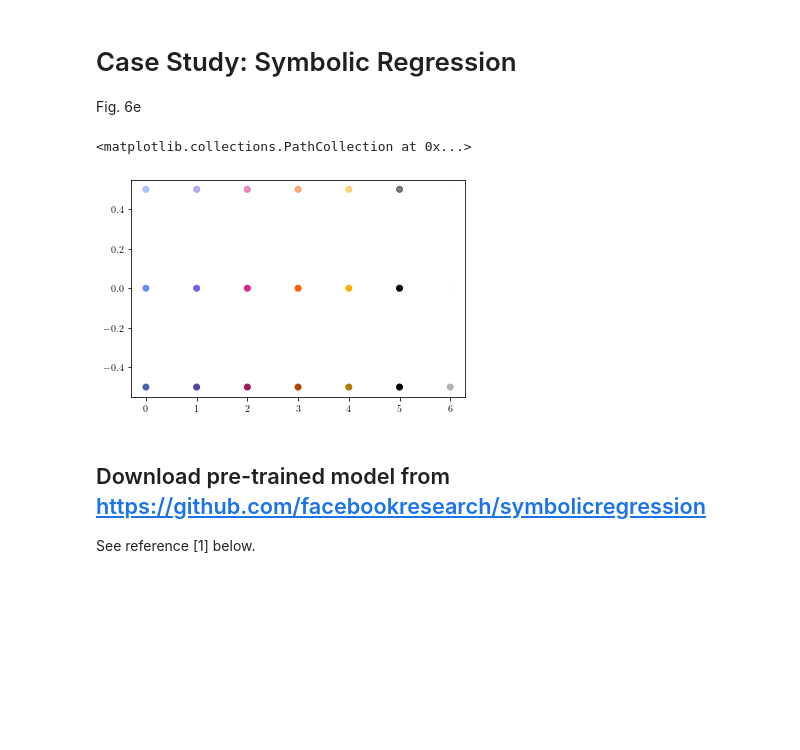
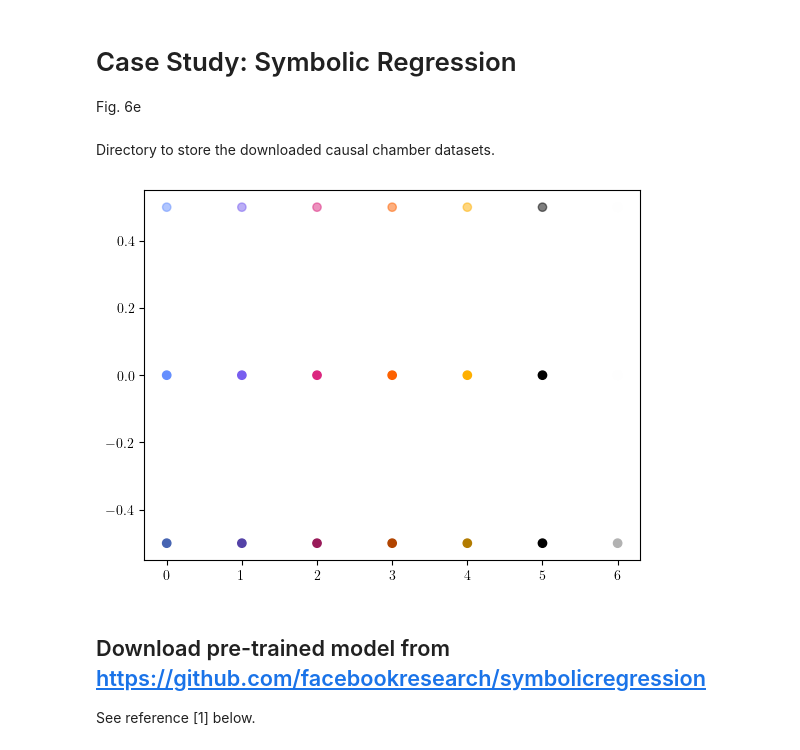
Before and after one commit to juangamella/causal-chamber-paper, a Jupyter notebook: case_studies/symbolic_regression.ipynb, the cells around one changed output. Drawn from its saved outputs; the diff is of its cells as text; code cells hidden in the pictures; blank space fills up the shorter version.

```diff
--- a/case_studies/symbolic_regression.ipynb
+++ b/case_studies/symbolic_regression.ipynb
@@ -2,3 +2,5 @@
 # Case Study: Symbolic Regression
 
 Fig. 6e
+# %% [markdown]
+Directory to store the downloaded causal chamber datasets.
@@ -24,30 +30,32 @@ from IPython.display import display
 # %%
 # Set tex formatting for plots
 matplotlib.rc('text', usetex = True)
 matplotlib.rc('font', **{'family' : "sans-serif"})
 plt.rc('text.latex', preamble=r'\usepackage{amsmath}')
 
 # Set color palette
 def to_rgb(H, b=1, a=1):
     RGBa = []
     for h in H:
         h = h.lstrip("#")
         RGBa.append(tuple(int(h[i:i+2], 16) / 256 * b for i in (0, 2, 4)) + (a,))
     return np.array(RGBa)
 
 # Color palettes
 ibm_color_blind = ["#648fff", "#785ef0", "#dc267f", "#fe6100", "#ffb000", "#000000", "#ffffff"]
 
 palette = ibm_color_blind
 base = to_rgb(palette)
 basea = to_rgb(palette, a=0.5)
 baseb = to_rgb(palette, b=0.7)
 plt.scatter(np.arange(len(base)), np.zeros(len(base)), c = base)
 plt.scatter(np.arange(len(base)), np.ones(len(base))*0.5, c = basea)
 plt.scatter(np.arange(len(base)), np.ones(len(base))*-0.5, c = baseb)
+
+matplotlib.rcParams.update({'font.size': 7})
+MM = 1/25.4
 # %% [output]
-<matplotlib.collections.PathCollection at 0x...>
-[figure, old version]
+[figure, new version]
 # %% [markdown]
 ## Download pre-trained model from https://github.com/facebookresearch/symbolicregression
 
```
Also changed, not shown: parts of 37 cells of this notebook, 8 other files.
